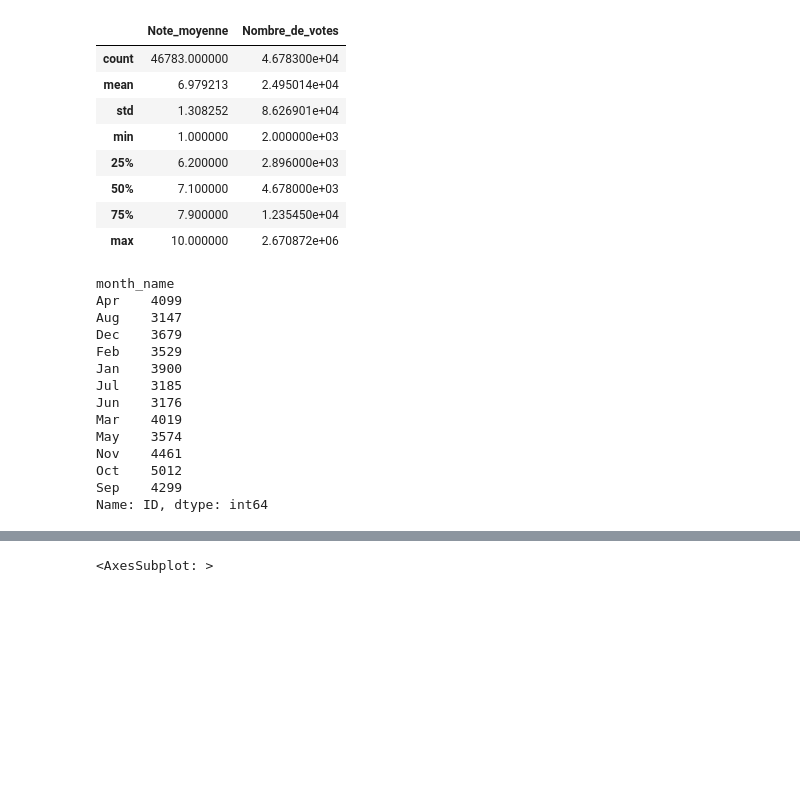
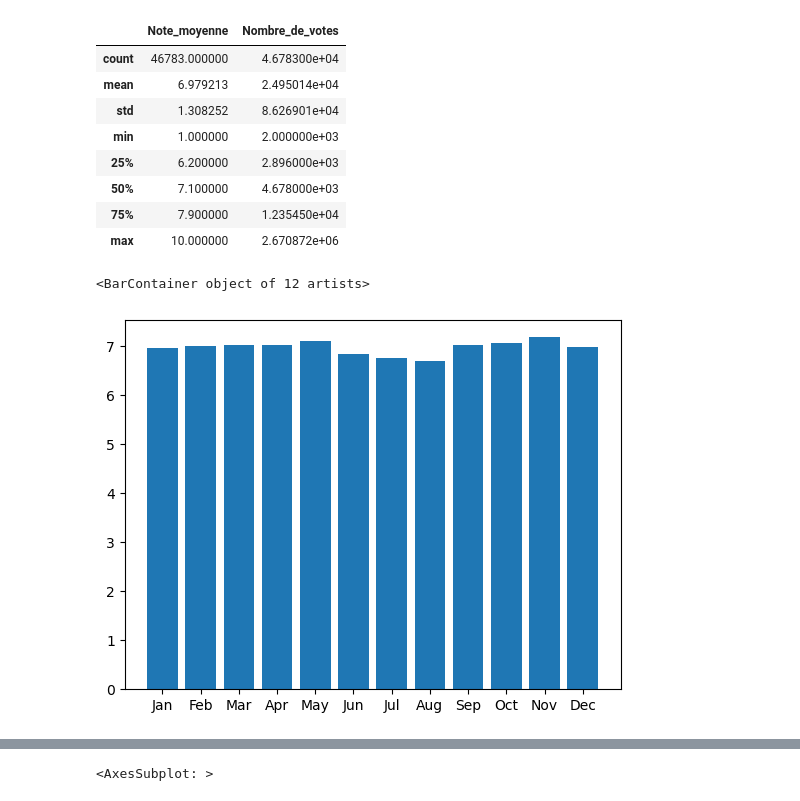
Before and after one commit to Jeremstar/Projet-de-DINGUE, a Jupyter notebook: code/stat_des.ipynb, the cells around one changed output, grey strips where cells are left out. Cells and saved outputs as stored; diff of their text form; code cells hidden in the pictures; blank space fills up the shorter version.

Commit message:
mainly le graphique batons

```diff
--- a/code/stat_des.ipynb
+++ b/code/stat_des.ipynb
@@ -143,19 +143,14 @@ df_fusionné[['Note_moyenne','Nombre_de_votes']].describe()
 # EFFECTIFS / DISTRIBUTION DES PROPORTIONS
 # %%
 # Nb films sortis par mois
-df_fusionné.groupby('month_name')['ID'].count()
+films_par_mois = df_fusionné.groupby('month_name')['ID'].count().rename_axis('month_name').reset_index(name='nb_films')
+films_par_mois = films_par_mois.reindex([4,3,7,0,8,6,5,1,11,10,9,2])
+
+notes_par_mois = df_fusionné.groupby('month_name')['Note_moyenne'].mean().rename_axis('month_name').reset_index(name='note_moyenne')
+notes_par_mois = notes_par_mois.reindex([4,3,7,0,8,6,5,1,11,10,9,2])
+
+plt.bar(films_par_mois['month_name'],films_par_mois['nb_films'])
+plt.bar(notes_par_mois['month_name'],notes_par_mois['note_moyenne'])
 # %% [output]
-month_name
-Apr    4099
-Aug    3147
-Dec    3679
-Feb    3529
-Jan    3900
-Jul    3185
-Jun    3176
-Mar    4019
-May    3574
-Nov    4461
-Oct    5012
-Sep    4299
-Name: ID, dtype: int64
+<BarContainer object of 12 artists>
+[figure, added]
```
Also changed, not shown: parts of 5 cells of this notebook.
